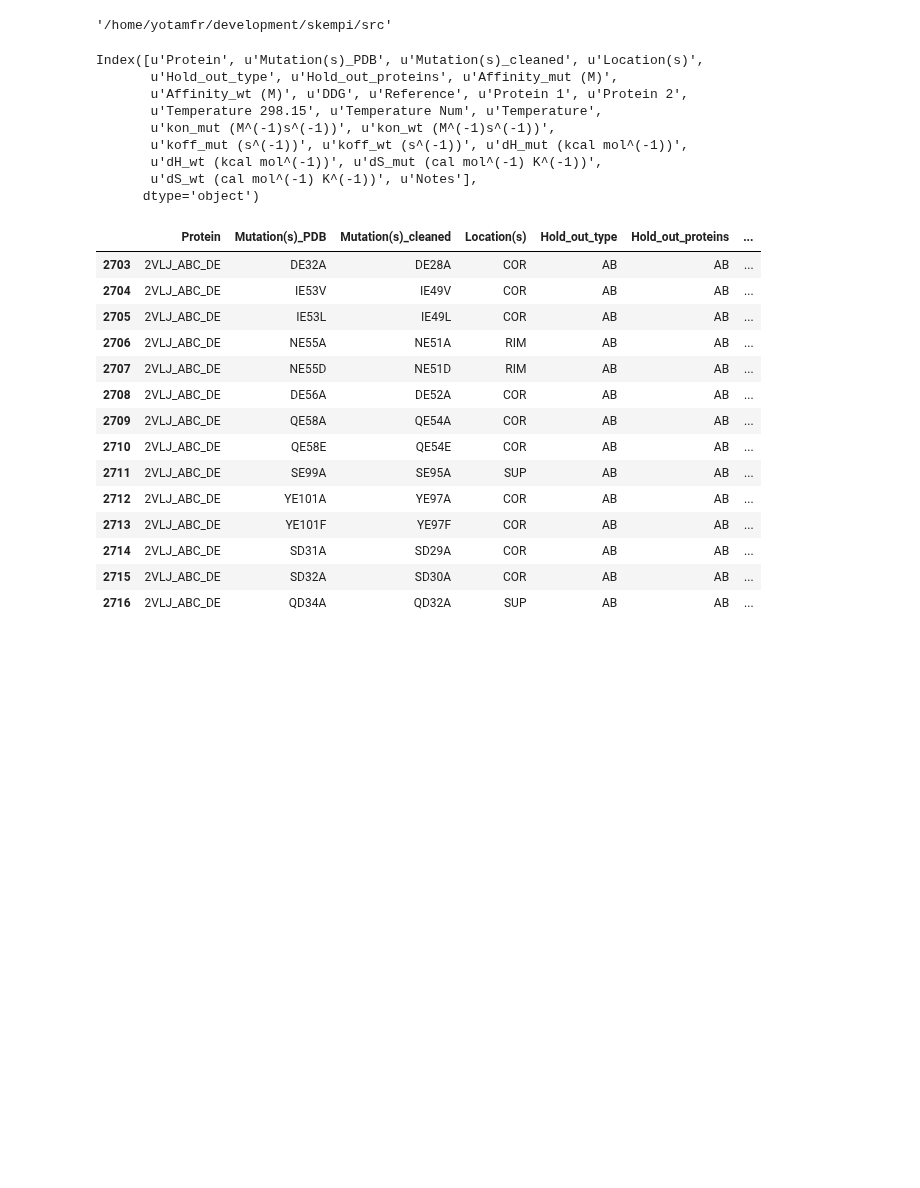
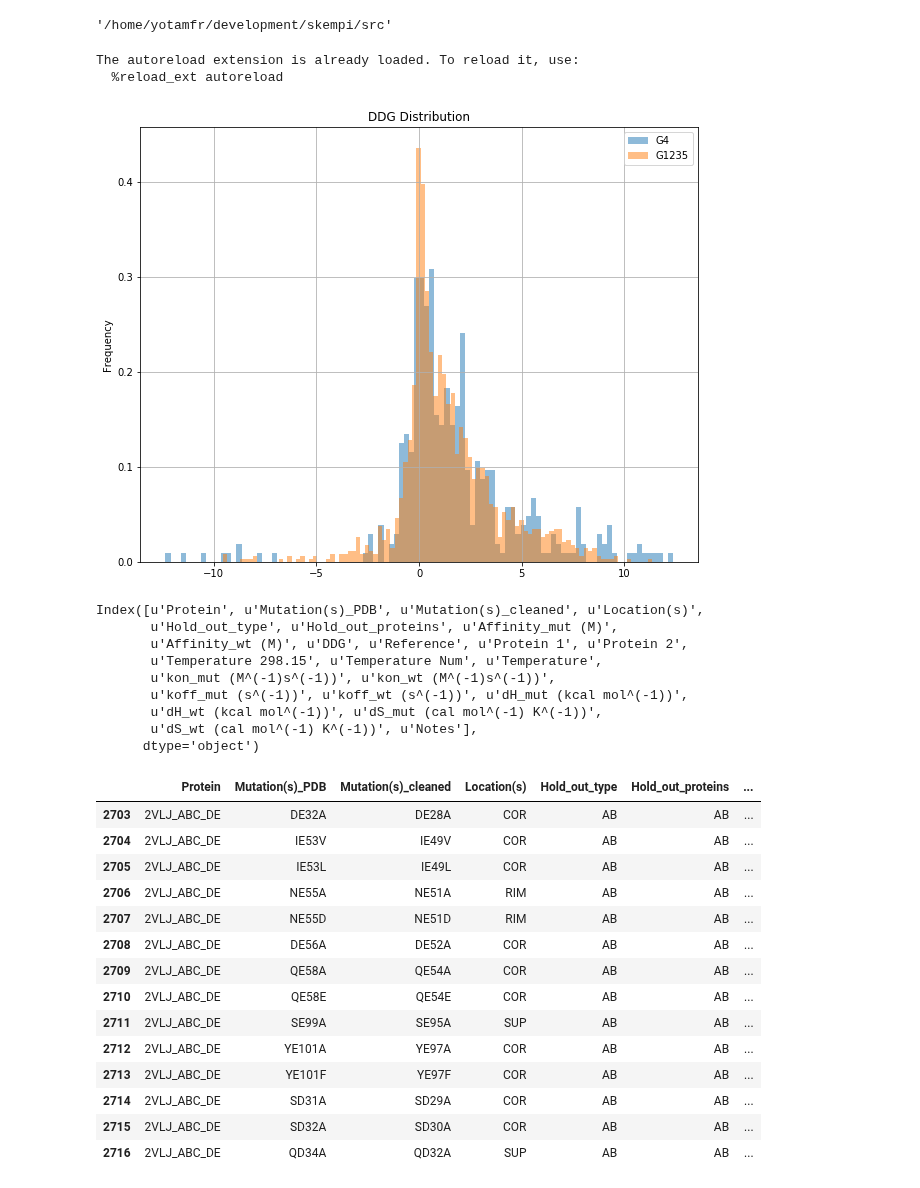
Before and after one commit to yotamfr/skempi, a Jupyter notebook: src/skempi.ipynb, the cells around one changed output. Drawn from its saved outputs; the diff is of its cells as text; code cells hidden in the pictures; blank space fills up the shorter version.

```diff
--- a/src/skempi.ipynb
+++ b/src/skempi.ipynb
@@ -11,6 +11,46 @@ from io import StringIO
 os.getcwd()
 # %% [output]
 '/home/yotamfr/development/skempi/src'
+# %%
+from skempi_consts import *
+import matplotlib.pyplot as plt
+
+%matplotlib inline
+%load_ext autoreload
+%autoreload 2
+
+import pylab
+pylab.rcParams['figure.figsize'] = (10.0, 8.0)
+
+
+
+df = skempi_df
+ddg1 = df[df.Protein.isin(G1)].DDG.values
+ddg2 = df[df.Protein.isin(G2)].DDG.values
+ddg3 = df[df.Protein.isin(G3)].DDG.values
+ddg4 = df[df.Protein.isin(G4)].DDG.values
+ddg5 = df[df.Protein.isin(G5)].DDG.values
+
+ddg1235 = df[df.Protein.isin(G1 + G2 + G3 + G5)].DDG.values
+
+
+# plt.hist(ddg1, bins=100, alpha=0.5, label="G1", normed=1, cumulative=False, histtype='bar')
+# plt.hist(ddg2, bins=100, alpha=0.5, label="G2", normed=1, cumulative=False, histtype='bar')
+# plt.hist(ddg3, bins=100, alpha=0.5, label="G3", normed=1, cumulative=False, histtype='bar')
+plt.hist(ddg4, bins=100, alpha=0.5, label="G4", normed=1, cumulative=False, histtype='bar')
+# plt.hist(ddg5, bins=100, alpha=0.5, label="G5", normed=1, cumulative=False, histtype='bar')
+
+plt.hist(ddg1235, bins=100, alpha=0.5, label="G1235", normed=1, cumulative=False, histtype='bar')
+
+plt.legend(loc='upper right')
+plt.title("DDG Distribution")
+plt.ylabel("Frequency")
+plt.grid(True)
+plt.show()
+# %% [output]
+The autoreload extension is already loaded. To reload it, use:
+  %reload_ext autoreload
+[figure, added]
 # %%
 skempi_df = pd.read_excel(os.path.join('../data', 'SKEMPI_1.1.xlsx'))
 skempi_df.columns
```
Also changed, not shown: parts of 2 cells of this notebook, 1 other file.
